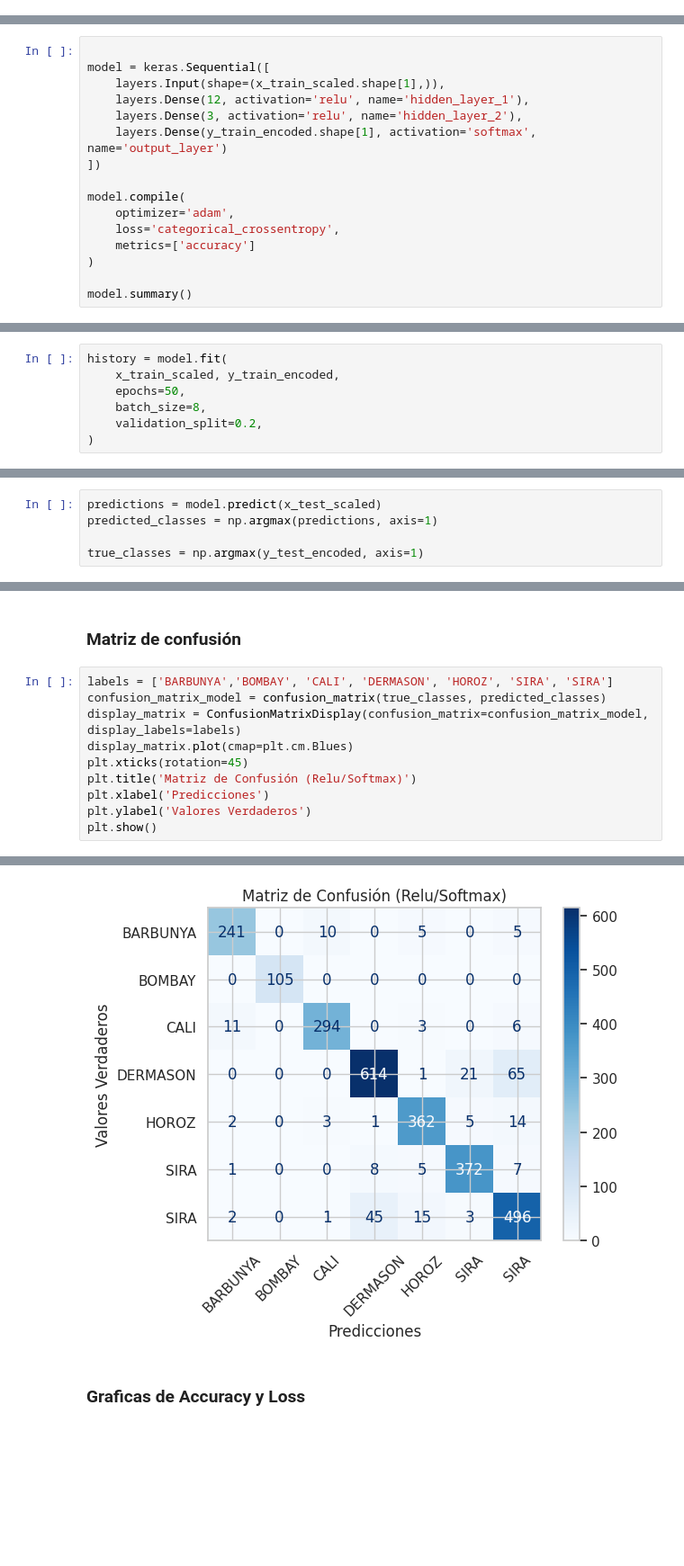
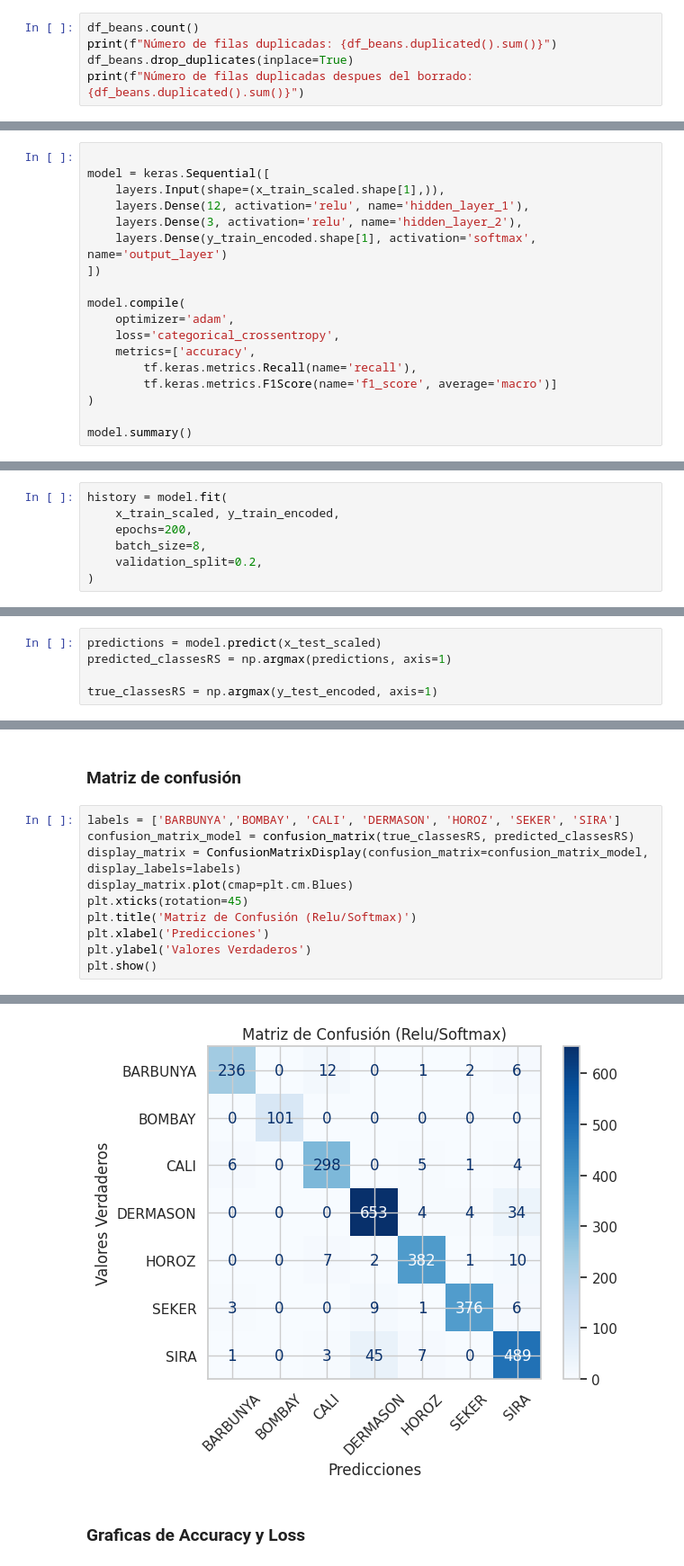
Before and after one commit to slugcraft/DryBeansClassification, a Jupyter notebook: DryBeansClassification.ipynb, the cells around one changed output, grey strips where cells are left out. Shown at 90% size. Cells and saved outputs as stored; diff of their text form; blank space fills up the shorter version.

Commit message:
Se añadio un nuevo modelo al notebook

```diff
--- a/DryBeansClassification.ipynb
+++ b/DryBeansClassification.ipynb
@@ -100,0 +64,5 @@ Length: 13611, dtype: bool
+# %%
+df_beans.count()
+print(f"Número de filas duplicadas: {df_beans.duplicated().sum()}")
+df_beans.drop_duplicates(inplace=True)
+print(f"Número de filas duplicadas despues del borrado: {df_beans.duplicated().sum()}")
@@ -329,7 +355,9 @@ model = keras.Sequential([
 model.compile(
     optimizer='adam',
     loss='categorical_crossentropy',
-    metrics=['accuracy']
+    metrics=['accuracy',
+        tf.keras.metrics.Recall(name='recall'),
+        tf.keras.metrics.F1Score(name='f1_score', average='macro')]
 )
 
 model.summary()
@@ -352,7 +391,7 @@ Model: "sequential"
 # %%
 history = model.fit(
     x_train_scaled, y_train_encoded,
-    epochs=50,
+    epochs=200,
     batch_size=8,
     validation_split=0.2,
 )
@@ -378,7 +417,7 @@ Epoch 50/50
 ### **Test**
 # %%
 predictions = model.predict(x_test_scaled)
-predicted_classes = np.argmax(predictions, axis=1)
+predicted_classesRS = np.argmax(predictions, axis=1)
 
-true_classes = np.argmax(y_test_encoded, axis=1)
+true_classesRS = np.argmax(y_test_encoded, axis=1)
 # %% [output]
@@ -386,8 +425,8 @@ true_classes = np.argmax(y_test_encoded, axis=1)
 # %% [markdown]
 ### **Matriz de confusión**
 # %%
-labels = ['BARBUNYA','BOMBAY', 'CALI', 'DERMASON', 'HOROZ', 'SIRA', 'SIRA']
-confusion_matrix_model = confusion_matrix(true_classes, predicted_classes)
+labels = ['BARBUNYA','BOMBAY', 'CALI', 'DERMASON', 'HOROZ', 'SEKER', 'SIRA']
+confusion_matrix_model = confusion_matrix(true_classesRS, predicted_classesRS)
 display_matrix = ConfusionMatrixDisplay(confusion_matrix=confusion_matrix_model, display_labels=labels)
 display_matrix.plot(cmap=plt.cm.Blues)
 plt.xticks(rotation=45)
@@ -407,7 +446,7 @@ plt.show()
   Text(6, 0, 'SIRA')])
 Text(0.5, 1.0, 'Matriz de Confusión (Relu/Softmax)')
 Text(0.5, 0, 'Predicciones')
 Text(0, 0.5, 'Valores Verdaderos')
-[figure, old version]
+[figure, new version]
 # %% [markdown]
 ### **Graficas de Accuracy y Loss**
```
Also changed, not shown: parts of 31 cells of this notebook, 2 other files.
